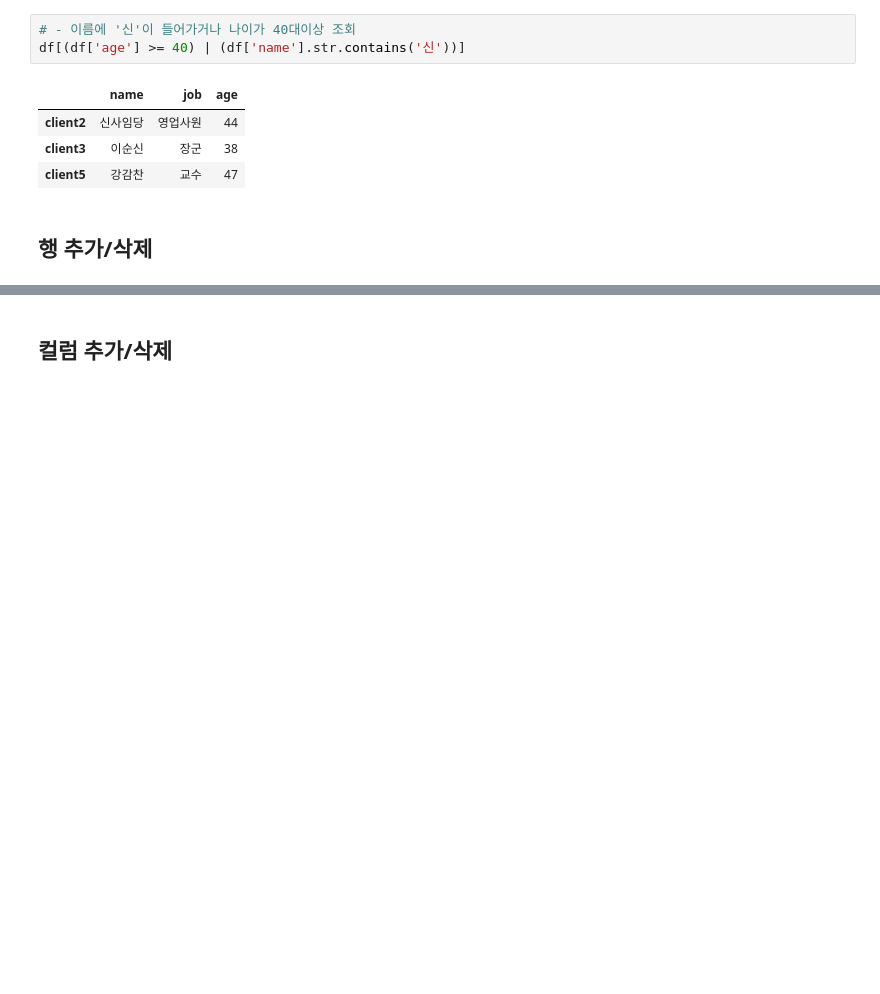
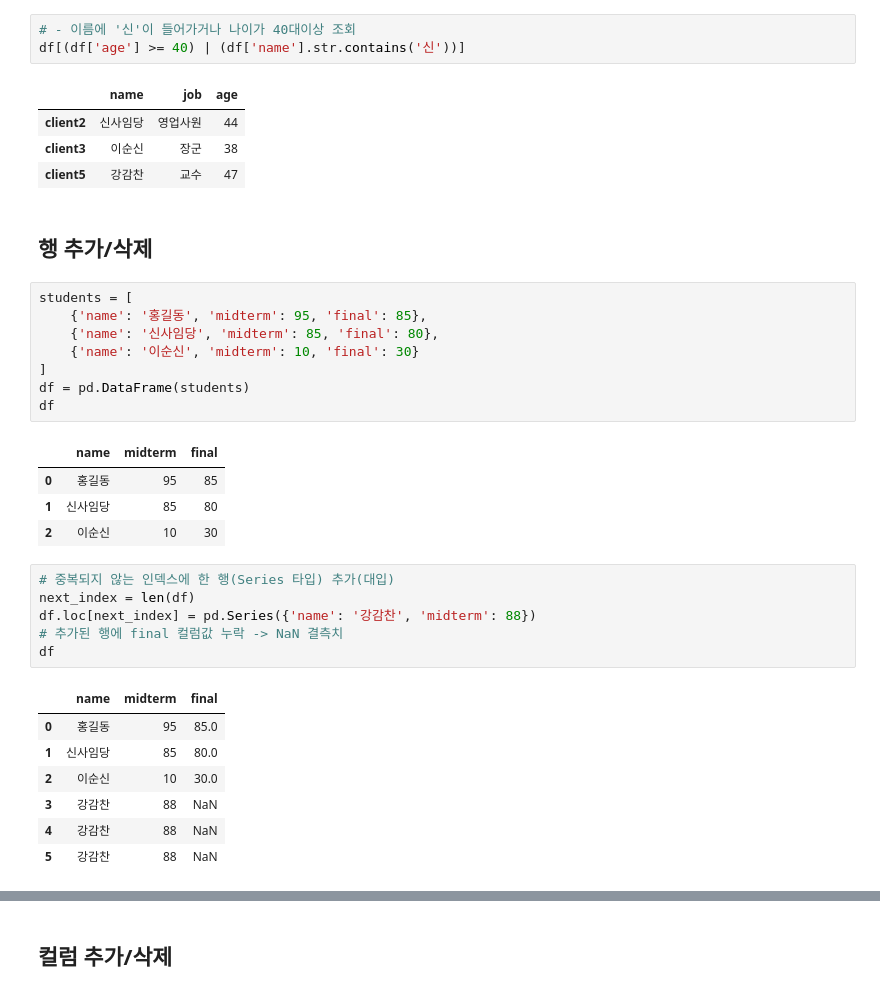
Before and after one commit to kimjeongjaejae-SKN33/05_data_analysis, a Jupyter notebook: 02_pandas/02_dataframe.ipynb, the cells around one changed output, grey strips where cells are left out. Saved outputs shown, nothing was run; the diff lists cells and outputs as text; blank space fills up the shorter version.

```diff
--- a/02_pandas/02_dataframe.ipynb
+++ b/02_pandas/02_dataframe.ipynb
@@ -356,3 +361,30 @@ df[(df['age'] >= 40) | (df['name'].str.contains('신'))]
 | client5 | 강감찬 | 교수 | 47 |
 # %% [markdown]
 ## 행 추가/삭제
+# %%
+students = [
+    {'name': '홍길동', 'midterm': 95, 'final': 85},
+    {'name': '신사임당', 'midterm': 85, 'final': 80},
+    {'name': '이순신', 'midterm': 10, 'final': 30}
+]
+df = pd.DataFrame(students)
+df
+# %% [output]
+|  | name | midterm | final |
+| 0 | 홍길동 | 95 | 85 |
+| 1 | 신사임당 | 85 | 80 |
+| 2 | 이순신 | 10 | 30 |
+# %%
+# 중복되지 않는 인덱스에 한 행(Series 타입) 추가(대입)
+next_index = len(df)
+df.loc[next_index] = pd.Series({'name': '강감찬', 'midterm': 88})
+# 추가된 행에 final 컬럼값 누락 -> NaN 결측치
+df
+# %% [output]
+|  | name | midterm | final |
+| 0 | 홍길동 | 95 | 85.0 |
+| 1 | 신사임당 | 85 | 80.0 |
+| 2 | 이순신 | 10 | 30.0 |
+| 3 | 강감찬 | 88 | NaN |
+| 4 | 강감찬 | 88 | NaN |
+| 5 | 강감찬 | 88 | NaN |
```
Also changed, not shown: parts of 13 cells of this notebook.
